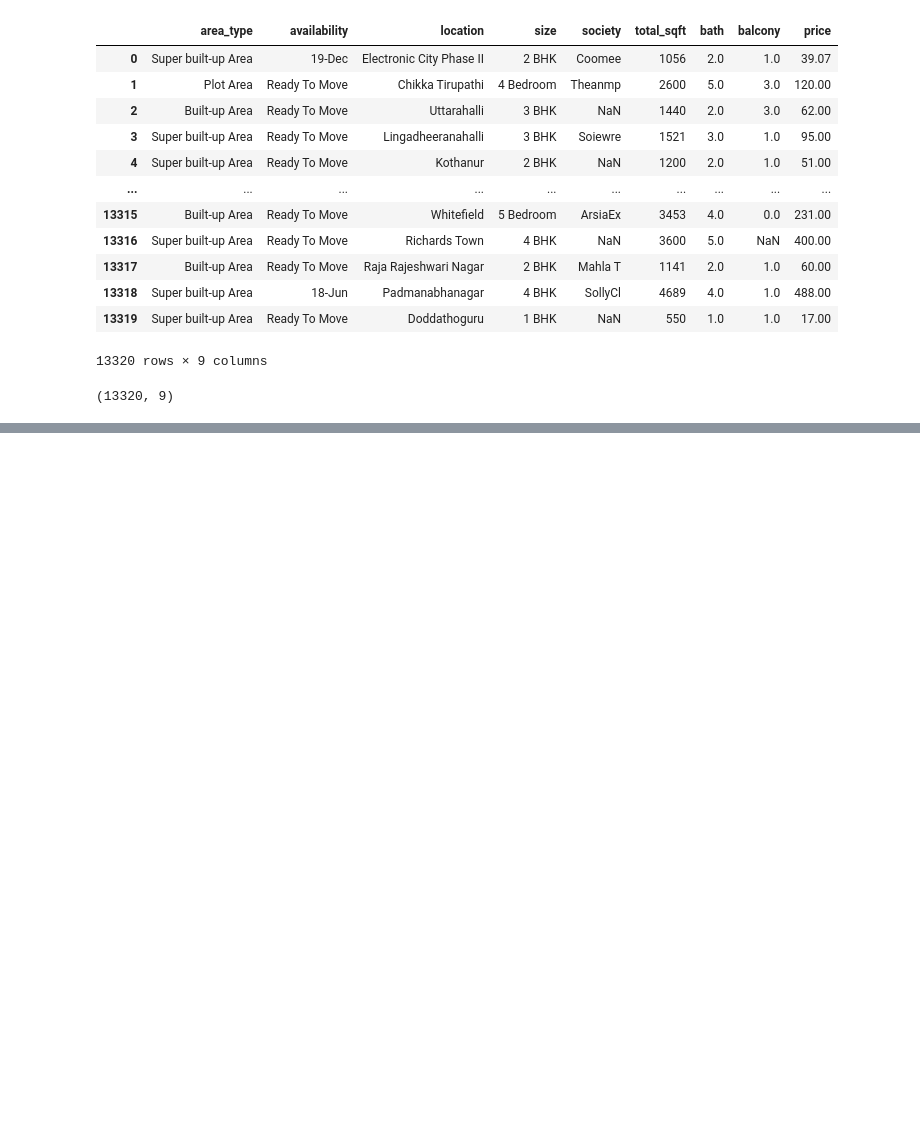
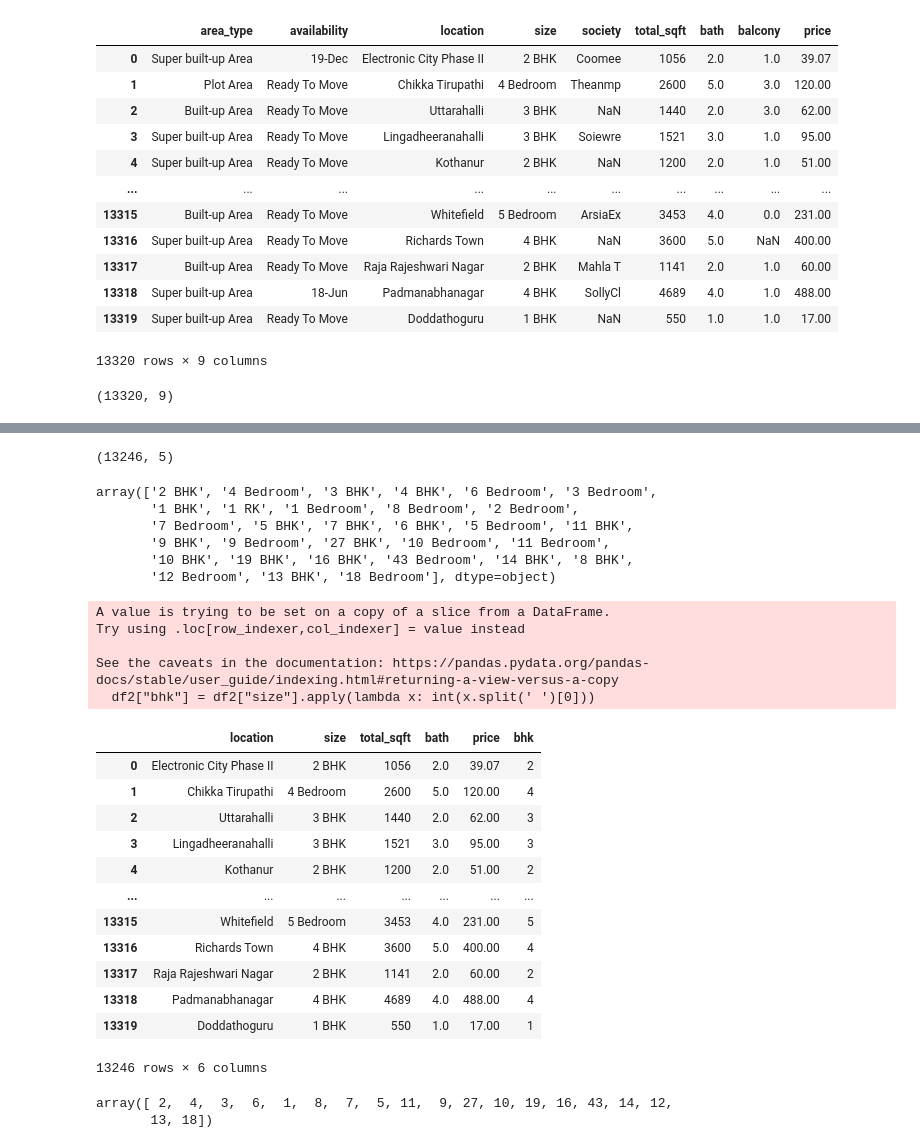
Before and after one commit to hariThorve/RealEstate_Price_prediction_project, a Jupyter notebook: realEstatepricePrediction.ipynb, the cells around one changed output, grey strips where cells are left out. Cells and saved outputs as stored; diff of their text form; code cells hidden in the pictures; blank space fills up the shorter version.

```diff
--- a/realEstatepricePrediction.ipynb
+++ b/realEstatepricePrediction.ipynb
@@ -43,0 +45,3 @@ df1 = data.dropna()
+# %%
+df1 = df1.drop(["society"], axis = "columns")
+df1
@@ -64,0 +76,42 @@ df1
+# %%
+df2 = df1.dropna()
+# %%
+df2.shape
+# %% [output]
+(13246, 5)
+# %%
+df2["size"].unique()
+# %% [output]
+array(['2 BHK', '4 Bedroom', '3 BHK', '4 BHK', '6 Bedroom', '3 Bedroom',
+       '1 BHK', '1 RK', '1 Bedroom', '8 Bedroom', '2 Bedroom',
+       '7 Bedroom', '5 BHK', '7 BHK', '6 BHK', '5 Bedroom', '11 BHK',
+       '9 BHK', '9 Bedroom', '27 BHK', '10 Bedroom', '11 Bedroom',
+       '10 BHK', '19 BHK', '16 BHK', '43 Bedroom', '14 BHK', '8 BHK',
+       '12 Bedroom', '13 BHK', '18 Bedroom'], dtype=object)
+# %%
+df2["bhk"] = df2["size"].apply(lambda x: int(x.split(' ')[0]))
+df2
+# %% [output]
+A value is trying to be set on a copy of a slice from a DataFrame.
+Try using .loc[row_indexer,col_indexer] = value instead
+
+See the caveats in the documentation: https://pandas.pydata.org/pandas-docs/stable/user_guide/indexing.html#returning-a-view-versus-a-copy
+  df2["bhk"] = df2["size"].apply(lambda x: int(x.split(' ')[0]))
+|  | location | size | total_sqft | bath | price | bhk |
+| 0 | Electronic City Phase II | 2 BHK | 1056 | 2.0 | 39.07 | 2 |
+| 1 | Chikka Tirupathi | 4 Bedroom | 2600 | 5.0 | 120.00 | 4 |
+| 2 | Uttarahalli | 3 BHK | 1440 | 2.0 | 62.00 | 3 |
+| 3 | Lingadheeranahalli | 3 BHK | 1521 | 3.0 | 95.00 | 3 |
+| 4 | Kothanur | 2 BHK | 1200 | 2.0 | 51.00 | 2 |
+| ... | ... | ... | ... | ... | ... | ... |
+| 13315 | Whitefield | 5 Bedroom | 3453 | 4.0 | 231.00 | 5 |
+| 13316 | Richards Town | 4 BHK | 3600 | 5.0 | 400.00 | 4 |
+| 13317 | Raja Rajeshwari Nagar | 2 BHK | 1141 | 2.0 | 60.00 | 2 |
+| 13318 | Padmanabhanagar | 4 BHK | 4689 | 4.0 | 488.00 | 4 |
+| 13319 | Doddathoguru | 1 BHK | 550 | 1.0 | 17.00 | 1 |
+13246 rows × 6 columns
+# %%
+df2.bhk.unique()
+# %% [output]
+array([ 2,  4,  3,  6,  1,  8,  7,  5, 11,  9, 27, 10, 19, 16, 43, 14, 12,
+       13, 18])
```
Also changed, not shown: parts of 9 cells of this notebook.
